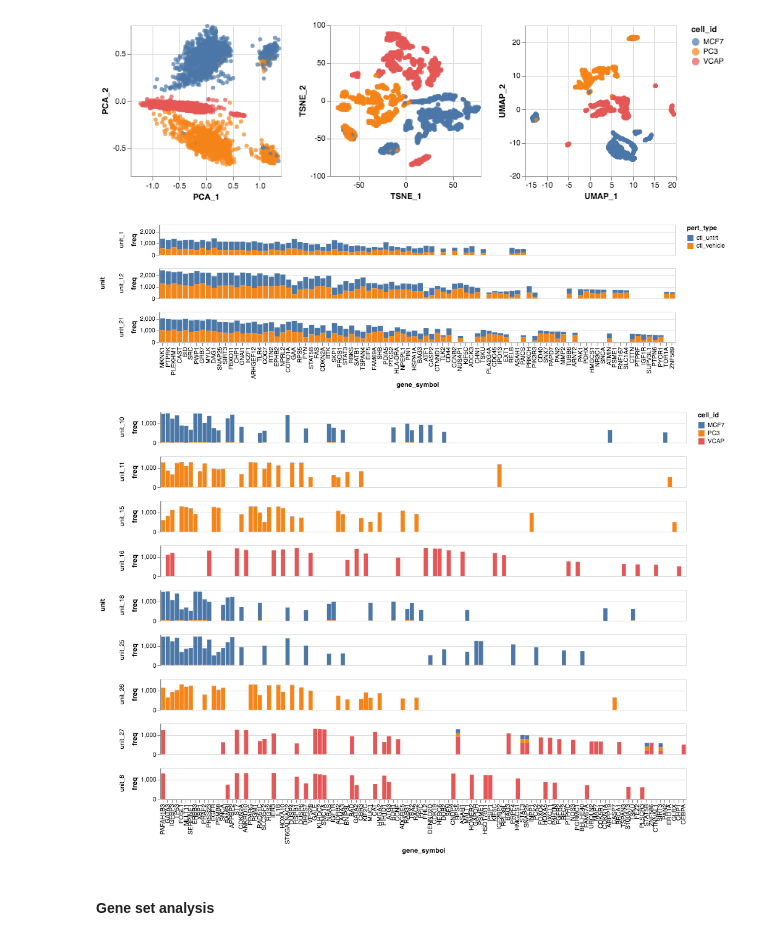
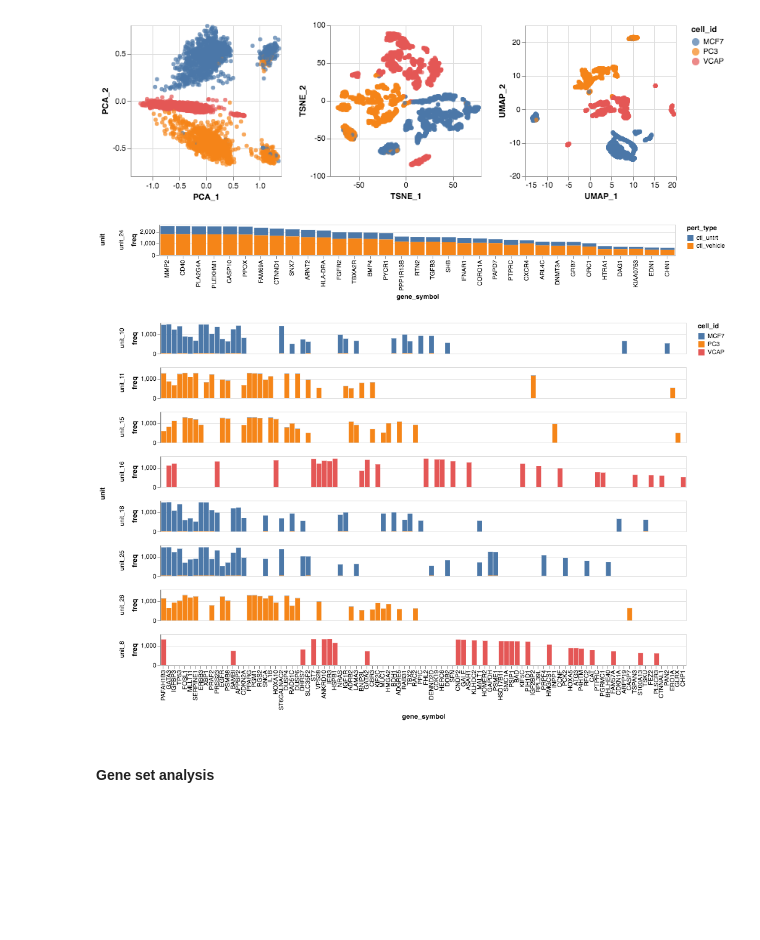
Before and after one commit to manzt/deep_lincs, a Jupyter notebook: lincs-ae.ipynb, the cells around one changed output. Cells and saved outputs as stored; diff of their text form; code cells hidden in the pictures; blank space fills up the shorter version.

```diff
--- a/lincs-ae.ipynb
+++ b/lincs-ae.ipynb
@@ -45,7 +44,12 @@ cell_ids = ["VCAP", "MCF7", "PC3"]  # prostate tumor  # breast tumor  # prostate
 
 # Load Data
 dset = load_data(
-    fpaths["Level3_INF"], fpaths["inst_info"], fpaths["gene_info"], pert_types, cell_ids
+    fpaths["Level3_INF"],
+    fpaths["inst_info"],
+    fpaths["cell_info"],
+    fpaths["gene_info"],
+    pert_types,
+    cell_ids
 )
 
 dset
@@ -60,14 +64,9 @@ ctrl_data.sample_rows(meta_groups="cell_id", size=100).to_tsv(out_dir, name='con
 # %% [markdown]
 #### Create model
 # %%
-from lib.models import create_AE
+from lib.models import AutoEncoder
 
 tf.random.set_seed(42)
 np.random.seed(42)
 
-dset.normalize_by_gene()
-dset.train_val_test_split()
-
-print(f"training size:   {dset.train}")
-print(f"validation size: {dset.val}")
-print(f"testing size:    {dset.test}")
+ae = AutoEncoder(dset)
@@ -137,0 +97,2 @@ Epoch 10/10
+# %%
+ae.fit(epochs=10, batch_size=64)
@@ -144,10 +130,7 @@ loss: [0.0046902789467423945, 0.99364763, 0.9149876]
 # %% [markdown]
 #### Examine hidden output for control samples
 # %%
-from lib.utils import get_hidden_activations
 # Extract control samples from testing data
-test_ctrl_data = dset.test.filter_rows(pert_type=["ctl_vehicle", "ctl_untrt"])
+test_ctrl_data = ae.test.filter_rows(pert_type=["ctl_vehicle", "ctl_untrt"])
 
-encoder = tf.keras.Model(inputs=model.layers[0].input, outputs=model.layers[3].output)
-hidden_output = get_hidden_activations(test_ctrl_data.data, encoder)
-hidden_output.head()
+encoder = tf.keras.Model(inputs=ae.model.layers[0].input, outputs=ae.model.layers[3].output)
@@ -183,14 +157,14 @@ alt.hconcat(*embedding_plots)
 # Zero out each gene for each sample and examine difference in hidden output
 he.zero_out_genes()
 # %%
-he.plot_unit_counts("pert_type", units=[24], count_thresh=500, k_max=50)
+he.plot_unit_counts("pert_type", units=[24], count_thresh=500, k_max=25)
 # %% [output]
-[figure, old version]
+[figure, new version]
 # %%
-selected_units = [16,8,27,25,10,18,26,11,15] # selected units from clustermap
+selected_units = [16,8,18,25,10,11,26, 15] # selected units from clustermap
 he.plot_unit_counts("cell_id", units=selected_units, count_thresh=500, k_max=25)
 # %% [output]
-[figure, old version]
+[figure, new version]
 # %%
 genes_by_unit = he.get_genes_by_unit("cell_id", units=selected_units, count_thresh=500, k_max=25)
 # %% [markdown]
```
Also changed, not shown: parts of 12 cells of this notebook.
